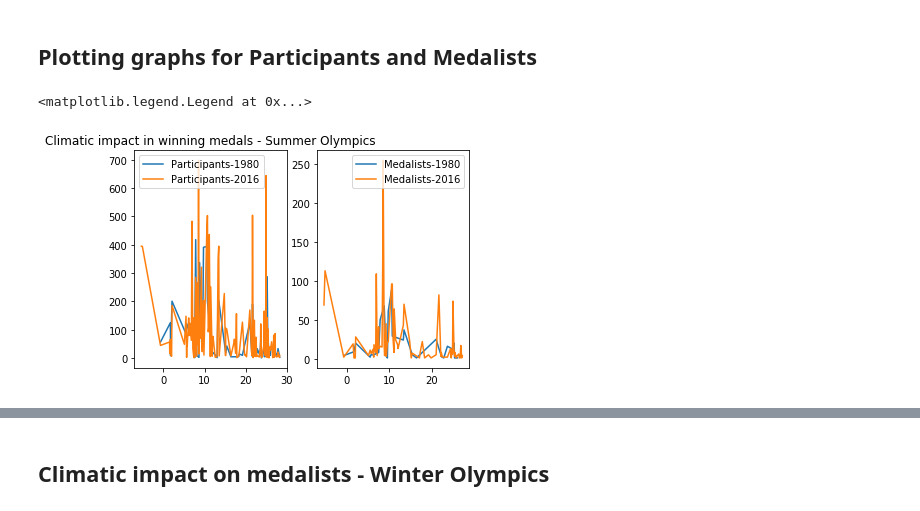
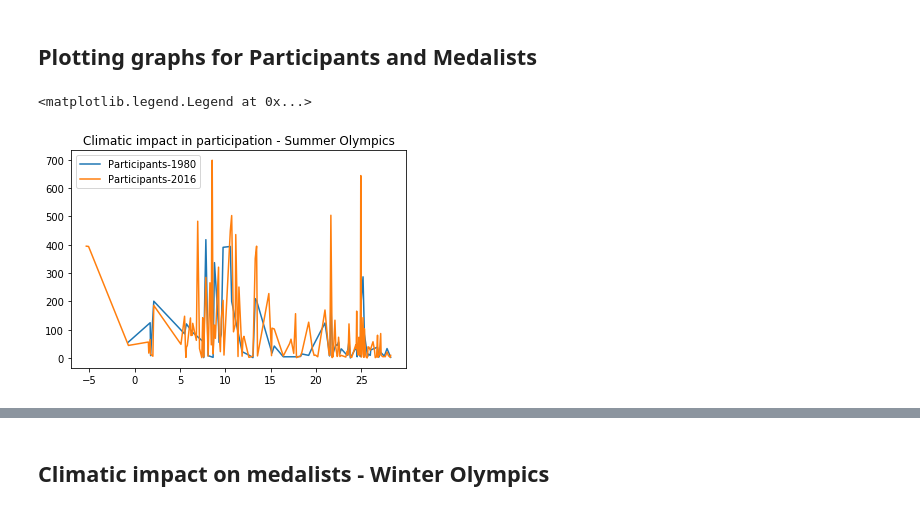
Before and after one commit to adityalprabhu/olympic_success_prediction, a Jupyter notebook: Data_Exploration1.ipynb, the cells around one changed output, grey strips where cells are left out. Drawn from its saved outputs; the diff is of its cells as text; code cells hidden in the pictures.

Commit message:
plots separated and modified with colors

```diff
--- a/Data_Exploration1.ipynb
+++ b/Data_Exploration1.ipynb
@@ -62,16 +62,10 @@ avg_temp_summer_2016_participants_data.rename(columns = {'ID': 'Participants-201
 # %% [markdown]
 ## Plotting graphs for Participants and Medalists
 # %%
-plt.subplot(1,2,1)
 plt.plot('Average Temperature', 'Participants-1980', data = avg_temp_summer_1980_participants_data)
 plt.plot('Average Temperature', 'Participants-2016', data = avg_temp_summer_2016_participants_data)
-plt.title('Climatic impact in winning medals - Summer Olympics')
+plt.title('Climatic impact in participation - Summer Olympics')
 plt.legend()
-
-plt.subplot(1,2,2)
-plt.plot('Average Temperature', 'Medalists-1980', data = avg_temp_summer_1980_winners_data)
-plt.plot('Average Temperature', 'Medalists-2016', data = avg_temp_summer_2016_winners_data)
-plt.legend()
 # %% [output]
 <matplotlib.legend.Legend at 0x...>
-[figure, old version]
+[figure, new version]
```
Also changed, not shown: parts of 3 cells of this notebook.
